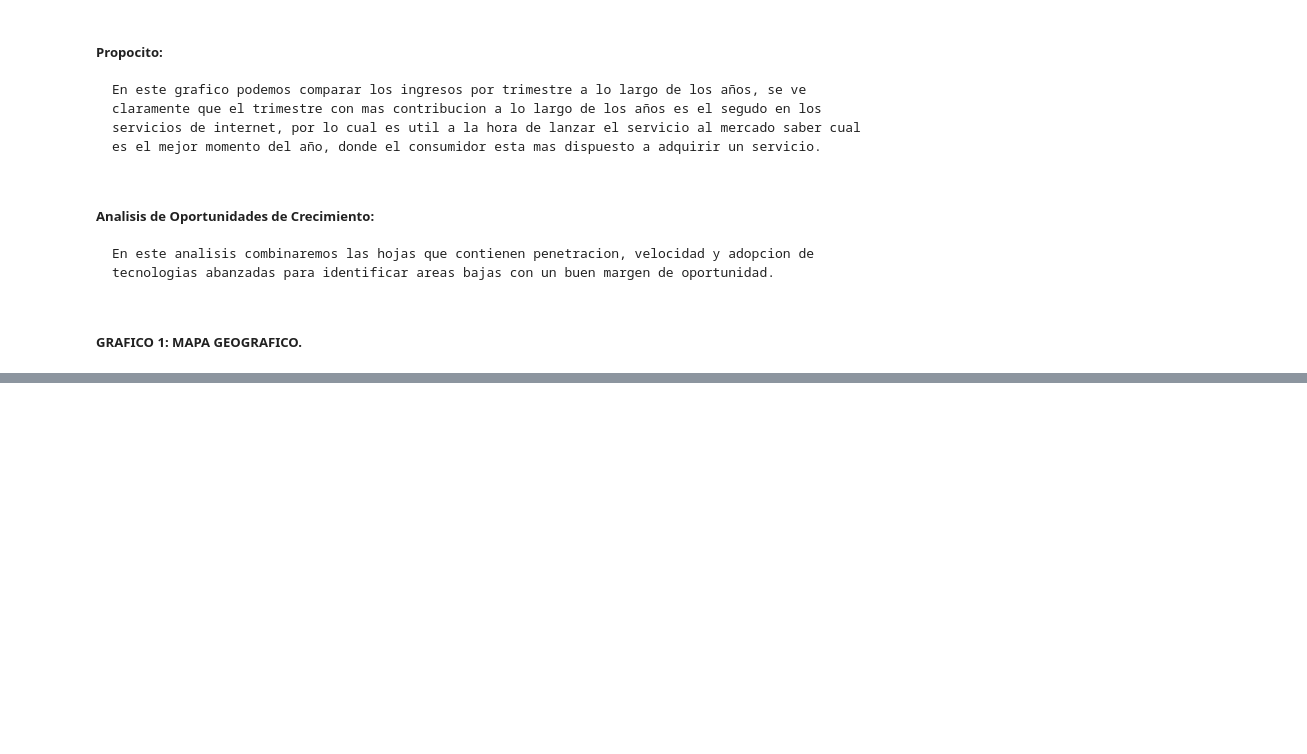
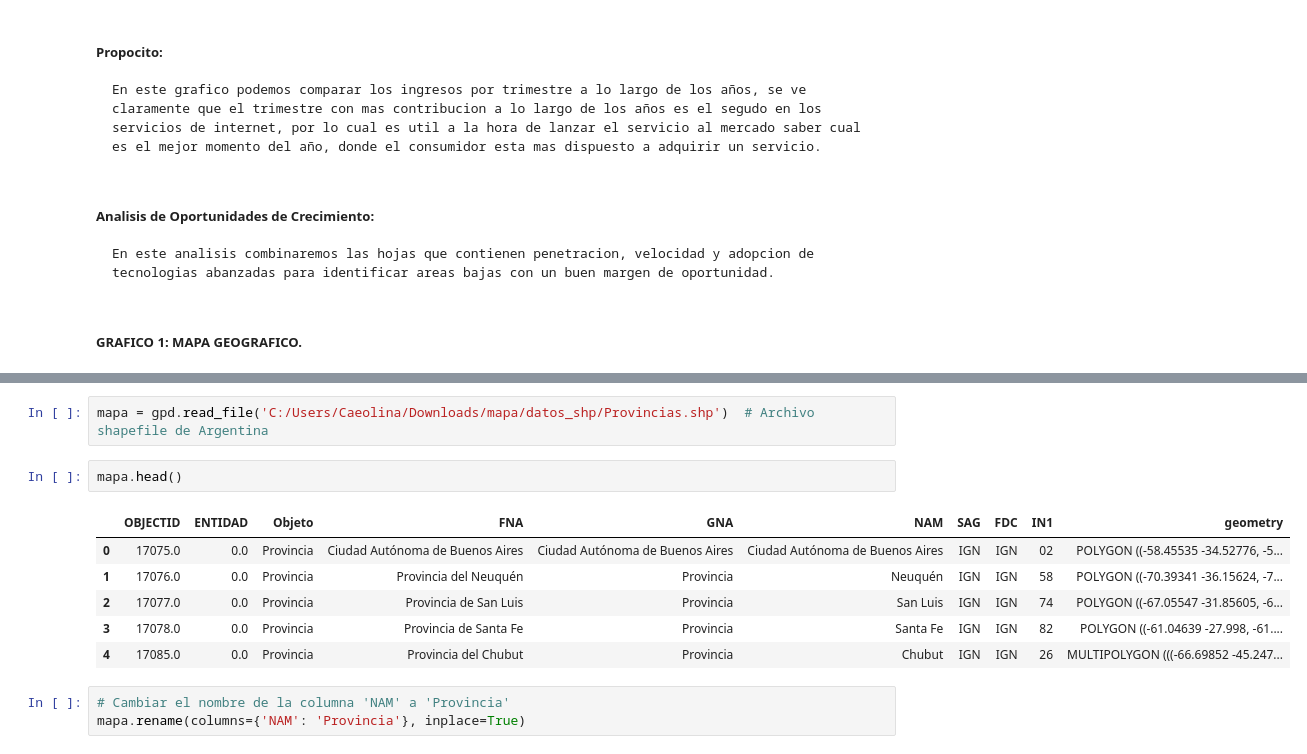
Before and after one commit to Mcarolina25/PROYECTO_INDIVIDUAL2-master, a Jupyter notebook: PI2/EDA.ipynb, the cells around one changed output, grey strips where cells are left out. Drawn from its saved outputs; the diff is of its cells as text; blank space fills up the shorter version.

```diff
--- a/PI2/EDA.ipynb
+++ b/PI2/EDA.ipynb
@@ -150,0 +164,14 @@ plt.show()
+# %%
+mapa = gpd.read_file('C:/Users/Caeolina/Downloads/mapa/datos_shp/Provincias.shp')  # Archivo shapefile de Argentina
+# %%
+mapa.head()
+# %% [output]
+|  | OBJECTID | ENTIDAD | Objeto | FNA | GNA | NAM | SAG | FDC | IN1 | geometry |
+| 0 | 17075.0 | 0.0 | Provincia | Ciudad Autónoma de Buenos Aires | Ciudad Autónoma de Buenos Aires | Ciudad Autónoma de Buenos Aires | IGN | IGN | 02 | POLYGON ((-58.45535 -34.52776, -5... |
+| 1 | 17076.0 | 0.0 | Provincia | Provincia del Neuquén | Provincia | Neuquén | IGN | IGN | 58 | POLYGON ((-70.39341 -36.15624, -7... |
+| 2 | 17077.0 | 0.0 | Provincia | Provincia de San Luis | Provincia | San Luis | IGN | IGN | 74 | POLYGON ((-67.05547 -31.85605, -6... |
+| 3 | 17078.0 | 0.0 | Provincia | Provincia de Santa Fe | Provincia | Santa Fe | IGN | IGN | 82 | POLYGON ((-61.04639 -27.998, -61.... |
+| 4 | 17085.0 | 0.0 | Provincia | Provincia del Chubut | Provincia | Chubut | IGN | IGN | 26 | MULTIPOLYGON (((-66.69852 -45.247... |
+# %%
+# Cambiar el nombre de la columna 'NAM' a 'Provincia'
+mapa.rename(columns={'NAM': 'Provincia'}, inplace=True)
```
Also changed, not shown: parts of 13 cells of this notebook.
